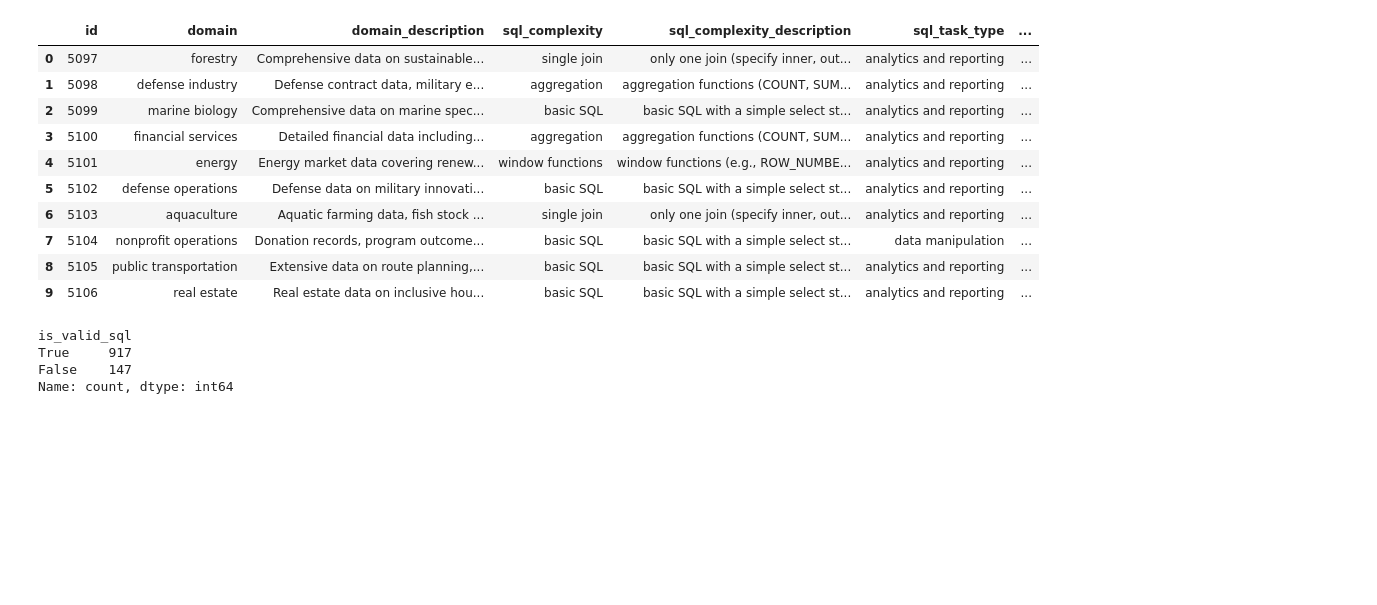
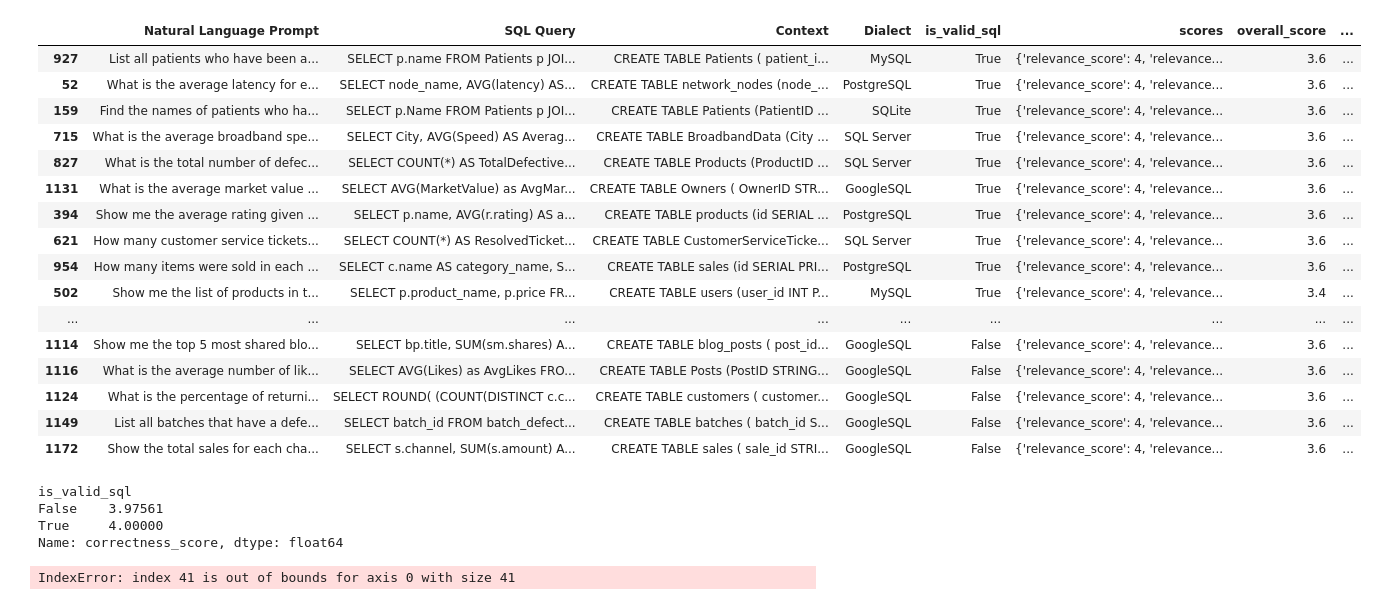
Before and after one commit to gretelai/navigator-helpers, a Jupyter notebook: navigator_helpers/tasks/evaluation/run_evaluation.ipynb, the cells around one changed output. Drawn from its saved outputs; the diff is of its cells as text; code cells hidden in the pictures; blank space fills up the shorter version.

Commit message:
evaluate validated sql results

```diff
--- a/navigator_helpers/tasks/evaluation/run_evaluation.ipynb
+++ b/navigator_helpers/tasks/evaluation/run_evaluation.ipynb
@@ -58,9 +106,9 @@ print(results_4)
 # %%
 task_5 = NL2SQLEvaluationTaskSuite(
-    llm_suite=llm_suite, dataset=dataset_10_pd, code_lang="sql"
+    llm_suite=llm_suite, dataset=sql_linter_results_10, code_lang="sql"
     )
 results_5 = task_5.llm_as_a_critic_evaluation(
-    instruction_col_name="sql_prompt", code_col_name="sql", context_col_name="sql_context"
+    instruction_col_name="Natural Language Prompt", code_col_name="SQL Query", context_col_name="Context"
 )
 table5 = task_5.output_dataset
 
@@ -80,31 +128,30 @@ print(results_5)
-# %%
-table5
-# %% [output]
-|  | id | domain | domain_description | sql_complexity | sql_complexity_description | sql_task_type | ... |
-| 0 | 5097 | forestry | Comprehensive data on sustainable... | single join | only one join (specify inner, out... | analytics and reporting | ... |
-| 1 | 5098 | defense industry | Defense contract data, military e... | aggregation | aggregation functions (COUNT, SUM... | analytics and reporting | ... |
-| 2 | 5099 | marine biology | Comprehensive data on marine spec... | basic SQL | basic SQL with a simple select st... | analytics and reporting | ... |
-| 3 | 5100 | financial services | Detailed financial data including... | aggregation | aggregation functions (COUNT, SUM... | analytics and reporting | ... |
-| 4 | 5101 | energy | Energy market data covering renew... | window functions | window functions (e.g., ROW_NUMBE... | analytics and reporting | ... |
-| 5 | 5102 | defense operations | Defense data on military innovati... | basic SQL | basic SQL with a simple select st... | analytics and reporting | ... |
-| 6 | 5103 | aquaculture | Aquatic farming data, fish stock ... | single join | only one join (specify inner, out... | analytics and reporting | ... |
-| 7 | 5104 | nonprofit operations | Donation records, program outcome... | basic SQL | basic SQL with a simple select st... | data manipulation | ... |
-| 8 | 5105 | public transportation | Extensive data on route planning,... | basic SQL | basic SQL with a simple select st... | analytics and reporting | ... |
-| 9 | 5106 | real estate | Real estate data on inclusive hou... | basic SQL | basic SQL with a simple select st... | analytics and reporting | ... |
-# %%
-# Coalesce the results of the five dialects into a single column
-sql_linter_results['is_valid_sql'] = sql_linter_results['is_valid_sqlite'].fillna(
-    sql_linter_results['is_valid_mysql'].fillna(
-        sql_linter_results['is_valid_postgresql'].fillna(
-            sql_linter_results['is_valid_sqlserver'].fillna(
-                sql_linter_results['is_valid_googlesql']
-            )
-        )
-    )
-)
-sql_linter_results.is_valid_sql.value_counts()
-# %% [output]
-is_valid_sql
-True     917
-False    147
-Name: count, dtype: int64
+# %%
+table5['correctness_score'] = table5['scores'].apply(lambda x: x['correctness_score'])
+# %%
+table5[['Natural Language Prompt', 'SQL Query', 'Context', 'Dialect', 'is_valid_sql', 'scores', 'overall_score', 'correctness_score']]
+# %% [output]
+|  | Natural Language Prompt | SQL Query | Context | Dialect | is_valid_sql | scores | overall_score | ... |
+| 927 | List all patients who have been a... | SELECT p.name FROM Patients p JOI... | CREATE TABLE Patients ( patient_i... | MySQL | True | {'relevance_score': 4, 'relevance... | 3.6 | ... |
+| 52 | What is the average latency for e... | SELECT node_name, AVG(latency) AS... | CREATE TABLE network_nodes (node_... | PostgreSQL | True | {'relevance_score': 4, 'relevance... | 3.6 | ... |
+| 159 | Find the names of patients who ha... | SELECT p.Name FROM Patients p JOI... | CREATE TABLE Patients (PatientID ... | SQLite | True | {'relevance_score': 4, 'relevance... | 3.6 | ... |
+| 715 | What is the average broadband spe... | SELECT City, AVG(Speed) AS Averag... | CREATE TABLE BroadbandData (City ... | SQL Server | True | {'relevance_score': 4, 'relevance... | 3.6 | ... |
+| 827 | What is the total number of defec... | SELECT COUNT(*) AS TotalDefective... | CREATE TABLE Products (ProductID ... | SQL Server | True | {'relevance_score': 4, 'relevance... | 3.6 | ... |
+| 1131 | What is the average market value ... | SELECT AVG(MarketValue) as AvgMar... | CREATE TABLE Owners ( OwnerID STR... | GoogleSQL | True | {'relevance_score': 4, 'relevance... | 3.6 | ... |
+| 394 | Show me the average rating given ... | SELECT p.name, AVG(r.rating) AS a... | CREATE TABLE products (id SERIAL ... | PostgreSQL | True | {'relevance_score': 4, 'relevance... | 3.6 | ... |
+| 621 | How many customer service tickets... | SELECT COUNT(*) AS ResolvedTicket... | CREATE TABLE CustomerServiceTicke... | SQL Server | True | {'relevance_score': 4, 'relevance... | 3.6 | ... |
+| 954 | How many items were sold in each ... | SELECT c.name AS category_name, S... | CREATE TABLE sales (id SERIAL PRI... | PostgreSQL | True | {'relevance_score': 4, 'relevance... | 3.6 | ... |
+| 502 | Show me the list of products in t... | SELECT p.product_name, p.price FR... | CREATE TABLE users (user_id INT P... | MySQL | True | {'relevance_score': 4, 'relevance... | 3.4 | ... |
+| ... | ... | ... | ... | ... | ... | ... | ... | ... |
+| 1114 | Show me the top 5 most shared blo... | SELECT bp.title, SUM(sm.shares) A... | CREATE TABLE blog_posts ( post_id... | GoogleSQL | False | {'relevance_score': 4, 'relevance... | 3.6 | ... |
+| 1116 | What is the average number of lik... | SELECT AVG(Likes) as AvgLikes FRO... | CREATE TABLE Posts (PostID STRING... | GoogleSQL | False | {'relevance_score': 4, 'relevance... | 3.6 | ... |
+| 1124 | What is the percentage of returni... | SELECT ROUND( (COUNT(DISTINCT c.c... | CREATE TABLE customers ( customer... | GoogleSQL | False | {'relevance_score': 4, 'relevance... | 3.6 | ... |
+| 1149 | List all batches that have a defe... | SELECT batch_id FROM batch_defect... | CREATE TABLE batches ( batch_id S... | GoogleSQL | False | {'relevance_score': 4, 'relevance... | 3.6 | ... |
+| 1172 | Show the total sales for each cha... | SELECT s.channel, SUM(s.amount) A... | CREATE TABLE sales ( sale_id STRI... | GoogleSQL | False | {'relevance_score': 4, 'relevance... | 3.6 | ... |
+# %%
+# calculate the average correctness scores grouped by is_valid_sql
+table5.groupby('is_valid_sql')['correctness_score'].mean()
+# %% [output]
+is_valid_sql
+False    3.97561
+True     4.00000
+Name: correctness_score, dtype: float64
@@ -110,0 +162,13 @@ Name: count, dtype: int64
+# %%
+indices = table5[table5.is_valid_sql == False].index
+ind = indices[count]
+print(f'ind = {ind}')
+print('\n', table5['error_msg'].loc[ind])
+print('\n', table5['Natural Language Prompt'].loc[ind])
+print('\n', table5['Context'].loc[ind])
+print('\n', table5['SQL Query'].loc[ind])
+print('\n', table5['scores'].loc[ind])
+
+count += 1
+# %% [output]
+IndexError: index 41 is out of bounds for axis 0 with size 41
```
Also changed, not shown: parts of 10 cells of this notebook.
